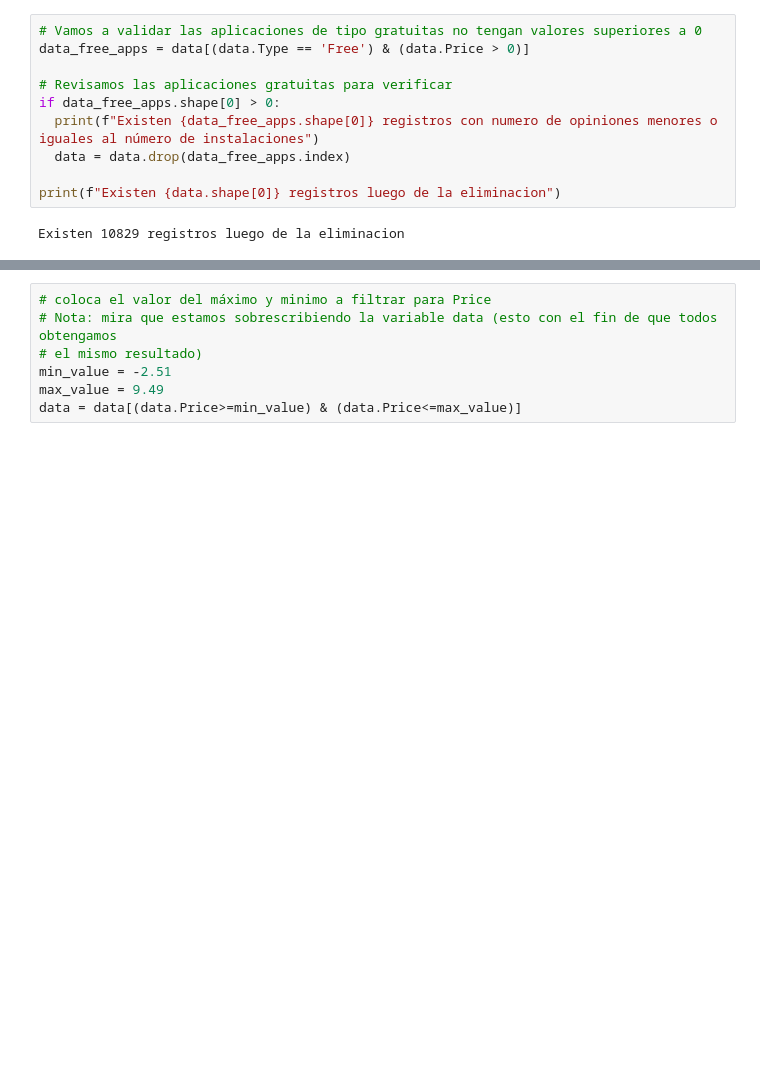
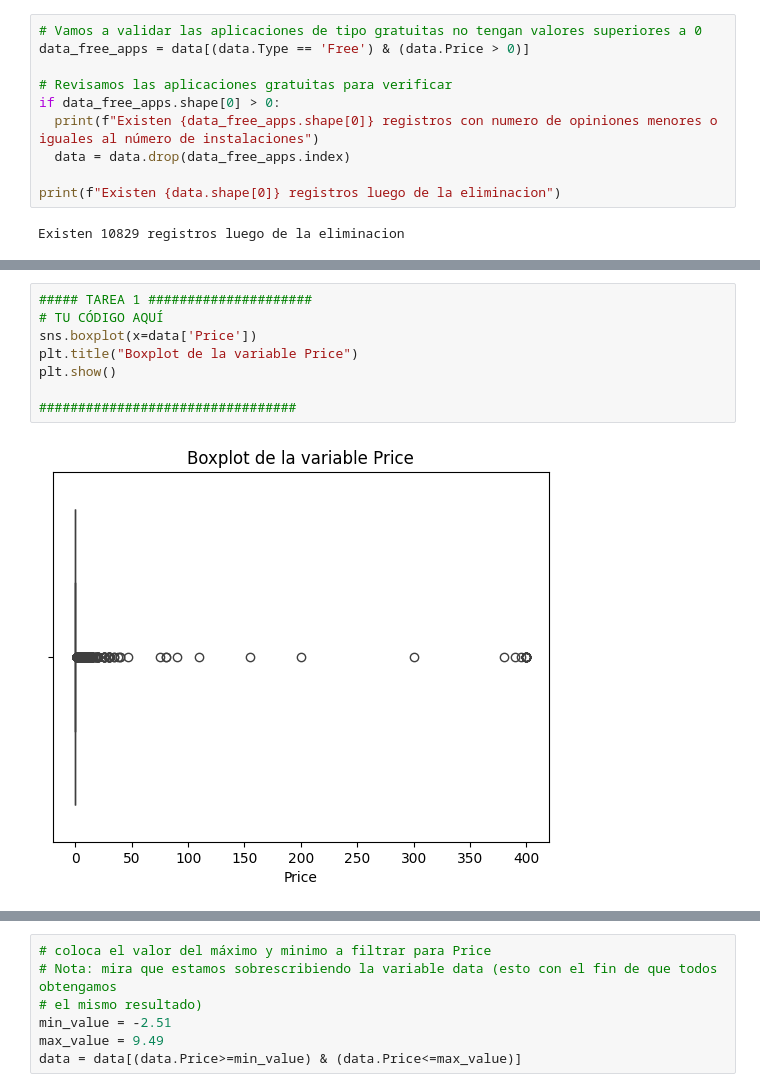
Before and after one commit to ChrisJavier/UIDE_3-WorkGroupProyectsVisu, a Jupyter notebook: Week1/src/VADDC_CP_W1_E4.ipynb, the cells around one changed output, grey strips where cells are left out. Drawn from its saved outputs; the diff is of its cells as text; blank space fills up the shorter version.

```diff
--- a/Week1/src/VADDC_CP_W1_E4.ipynb
+++ b/Week1/src/VADDC_CP_W1_E4.ipynb
@@ -377,0 +403,10 @@ Existen 10829 registros luego de la eliminacion
+# %%
+##### TAREA 1 #####################
+# TU CÓDIGO AQUÍ
+sns.boxplot(x=data['Price'])
+plt.title("Boxplot de la variable Price")
+plt.show()
+
+#################################
+# %% [output]
+[figure, added]
```
Also changed, not shown: parts of 9 cells of this notebook.
